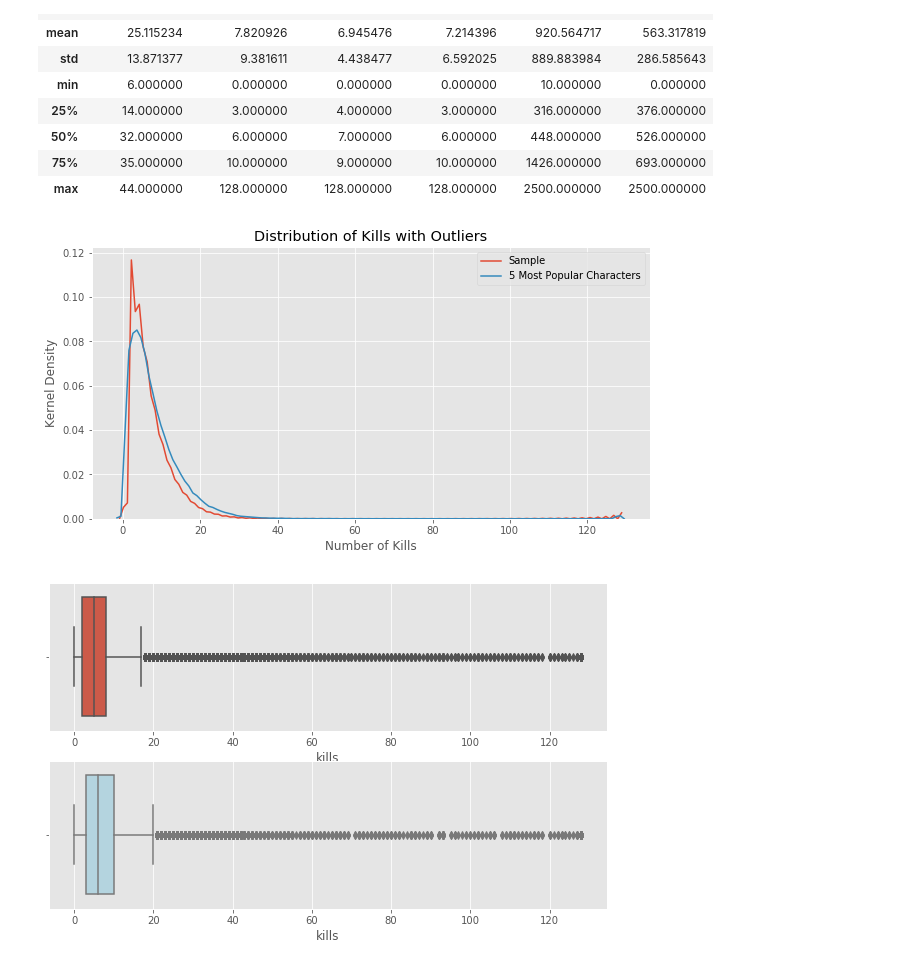
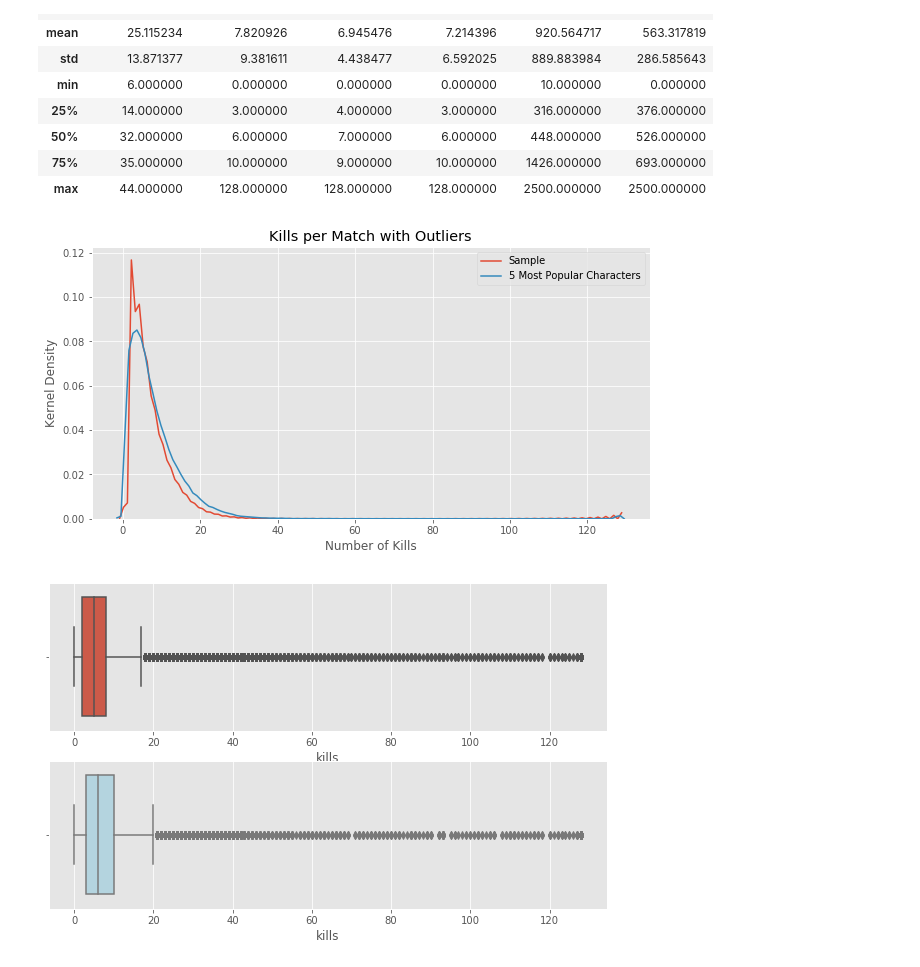
Before and after one commit to anotherjonlee/dotalytics, a Jupyter notebook: EDA.ipynb, the cells around one changed output. Saved outputs shown, nothing was run; the diff lists cells and outputs as text; code cells hidden in the pictures.

```diff
--- a/EDA.ipynb
+++ b/EDA.ipynb
@@ -327,26 +328,26 @@ df_top5.describe()
 # %%
 fig,ax = plt.subplots(figsize = (10,5))
 
 ax = sns.kdeplot(df_full['kills'])
 
 # Plotting a top 5 character's kills distribution
 sns.kdeplot(df_full[df_full['hero_id'].isin(top5_ids)]['kills'])
 
-ax.set_title('Distribution of Kills with Outliers')
+ax.set_title('Kills per Match with Outliers')
 
 ax.set_xlabel('Number of Kills')
 
 ax.set_ylabel('Kernel Density')
 
 ax.legend(['Sample','5 Most Popular Characters'])
 
 #ax.axvline(df_full['kills'].mean(),c='grey')  ## mean of the sample kills
 
 
 ax.axvline
 plt.show()
 # %% [output]
-[figure, old version]
+[figure, new version]
 # %%
 fig,axs = plt.subplots(2,1,figsize=(10,6))
 
```
Also changed, not shown: parts of 18 cells of this notebook.
